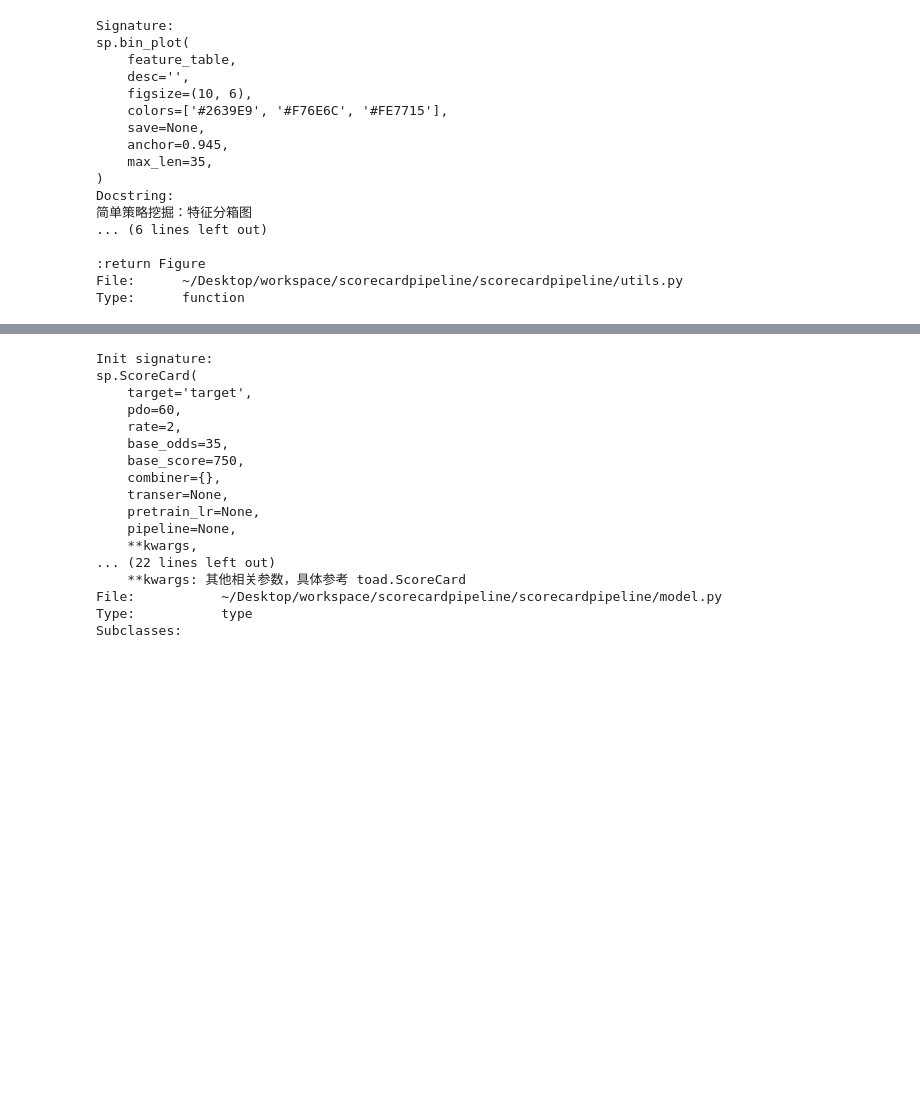
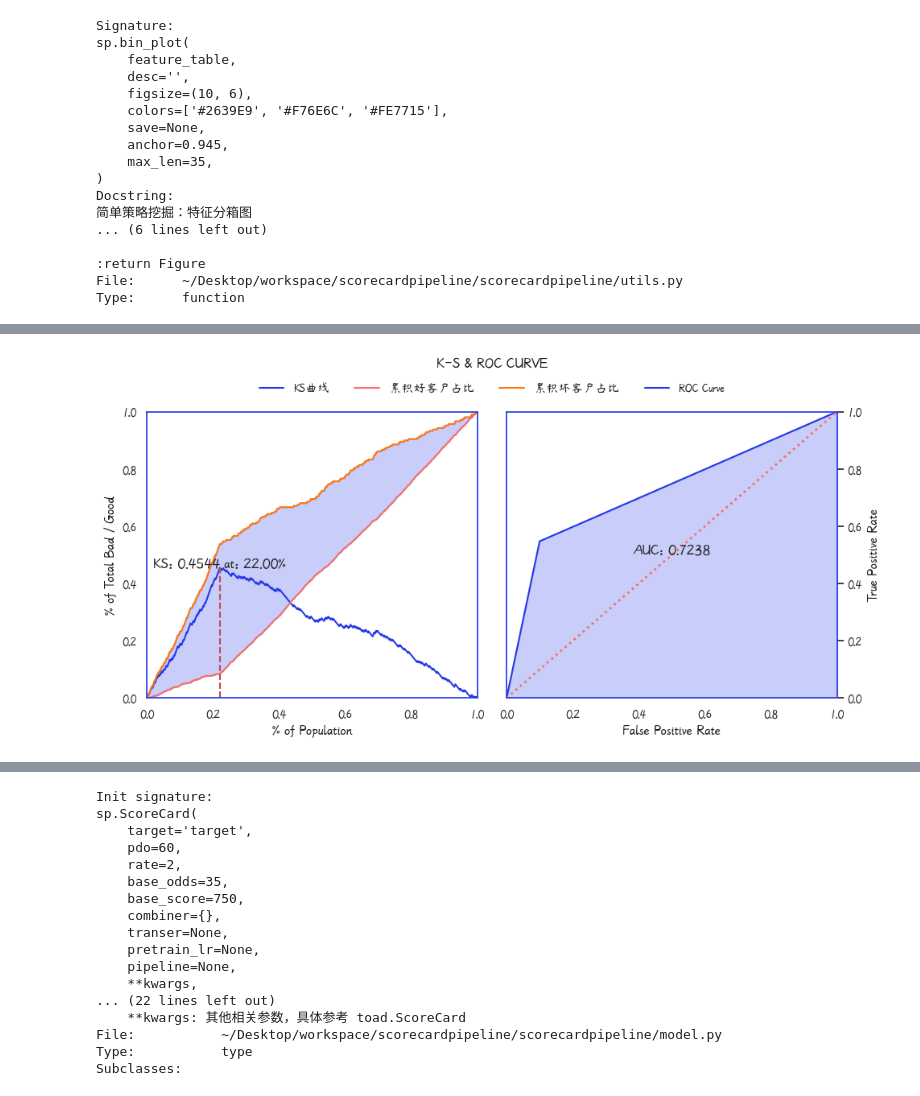
Before and after one commit to itlubber/scorecardpipeline, a Jupyter notebook: examples/scorecard_samples.ipynb, the cells around one changed output, grey strips where cells are left out. Cells and saved outputs as stored; diff of their text form; code cells hidden in the pictures; blank space fills up the shorter version.

```diff
--- a/examples/scorecard_samples.ipynb
+++ b/examples/scorecard_samples.ipynb
@@ -570,0 +566,12 @@ for col in logistic.feature_names_in_:
+# %%
+# 构建 pipeline
+model_pipeline = sp.Pipeline([
+    ("preprocessing_select", sp.FeatureSelection(target=target, engine="toad")),
+    ("combiner", sp.Combiner(target=target, min_bin_size=0.2)),
+    ("transform", sp.WOETransformer(target=target)),
+    ("processing_select", sp.FeatureSelection(target=target, engine="toad")),
+    ("stepwise", sp.StepwiseSelection(target=target)),
+    ("logistic", sp.ITLubberLogisticRegression(target=target)),
+])
+
+model_pipeline
@@ -570,0 +592,14 @@ for col in logistic.feature_names_in_:
+# %%
+params_grid = {
+    "combiner__max_n_bins": [3, 4],
+    "logistic__C": [np.power(2, i) for i in range(10)],
+    "logistic__penalty": ["l2"],
+    "logistic__class_weight": [None, "balanced"] + [{1: i / 10.0, 0: 1 - i / 10.0} for i in range(1, 10, 2)],
+    "logistic__max_iter": [25, 50, 100, 200],
+    "logistic__solver": ["sag"], # ["liblinear", "sag", "lbfgs", "newton-cg"],
+}
+
+clf = GridSearchCV(model_pipeline, params_grid, cv=3, scoring='roc_auc', verbose=-1, n_jobs=-1, return_train_score=True)
+clf.fit(train, train[target])
+
+logger.info(clf.best_params_)
@@ -570,0 +608,3 @@ for col in logistic.feature_names_in_:
+# %%
+model_pipeline.set_params(**clf.best_params_)
+model_pipeline.fit(train)
@@ -570,0 +631,7 @@ for col in logistic.feature_names_in_:
+# %%
+y_pred_train = model_pipeline.predict(train.drop(columns=[target]))
+y_pred_test = model_pipeline.predict(test.drop(columns=[target]))
+# %%
+_ = sp.ks_plot(y_pred_train, train[target], figsize=(10, 5))
+# %% [output]
+[figure, added]
```
Also changed, not shown: parts of 23 cells of this notebook.
